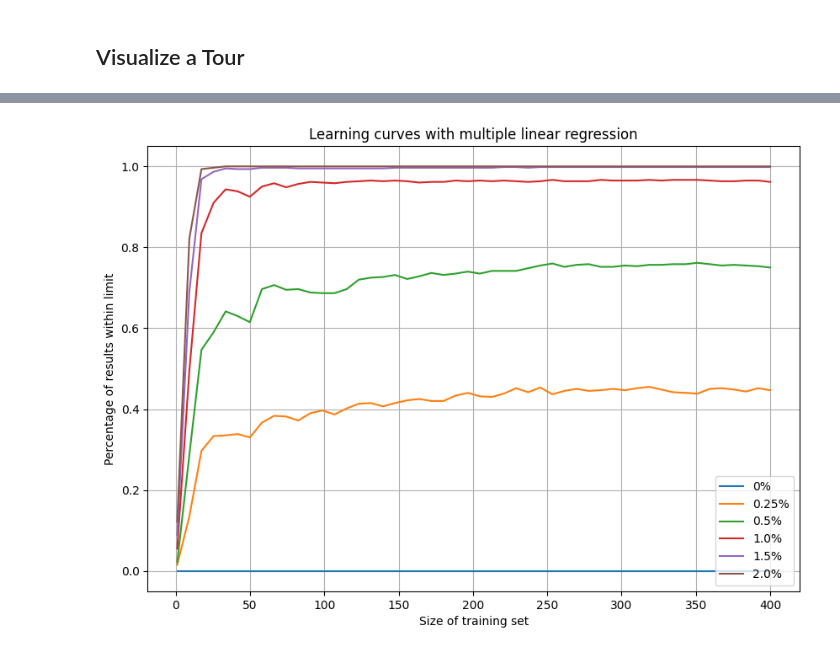
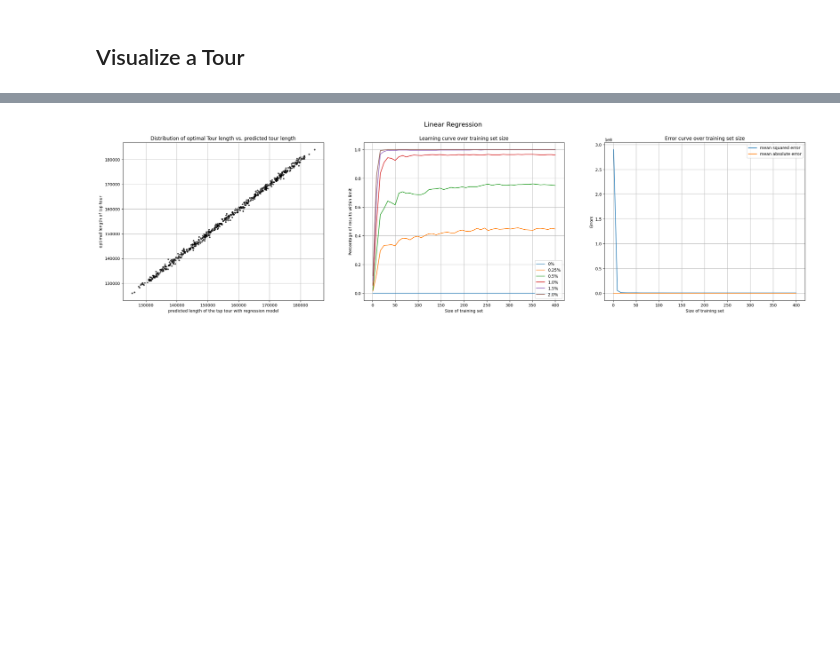
Before and after one commit to paulbrenker/decision-tsp, a Jupyter notebook: heuristics.ipynb, the cells around one changed output, grey strips where cells are left out. Cells and saved outputs as stored; diff of their text form; code cells hidden in the pictures; blank space fills up the shorter version.

```diff
--- a/heuristics.ipynb
+++ b/heuristics.ipynb
@@ -217 +323,15 @@ plt.show()
+# %%
+def train_models(X, y, model, train_set_size, results, errors, test_size=0.3):
+    for t in train_set_size:
+        #creating training and test data
+        X_train, X_verify, y_train, y_verify = train_test_split(
+            X, y, train_size=t, test_size=test_size, random_state=101)
+
+        # creating a regression model
+        predictions = regression_model_predictions(X_train, y_train, X_verify, model)
+
+        #adding devs
+        results, errors = create_prediction_acuracy_maps(predictions, y_verify, results, errors)
+
+    return predictions, y_verify, results, errors
 # %%
@@ -219,73 +346,10 @@ df_heuristics = pd.DataFrame(heuristics)
 # %%
-# splitting data
-X = df_heuristics.drop(columns=['opt'])
-y = df_heuristics['opt']
+train_set_size, results, errors = get_instances()
 
-train_set_size = np.linspace(1, len(X)/5, num=50) / len(X)
-results = {
-    0: [],
-    0.0025: [],
-    0.005: [],
-    0.01: [],
-    0.015: [],
-    0.02: [],
-    'mean_squared_error': [],
-    'mean_absolute_error':[]
-}
+model = LinearRegression()
 
-for t in train_set_size:
-    #creating training and test data
-    X_train, X_verify, y_train, y_verify = train_test_split(
-        X, y, train_size=t, test_size=0.3, random_state=101)
+predictions, y_verify, results, errors = train_models(X, y, model, train_set_size, results, errors)
 
-    # creating a regression model
-    model = LinearRegression()
-    model.fit(X_train, y_train)
-
-    # making predictions
-    predictions = model.predict(X_verify)
-
-    #adding devs
-    results['mean_squared_error'].append(mean_squared_error(y_verify, predictions))
-    results['mean_absolute_error'].append(mean_absolute_error(y_verify, predictions))
-
-    for key, value in results.items():
-        if isinstance(key, str):
-            continue
-        above_limit = np.array(predictions < (y_verify * (1+key)))
-        under_limit = np.array(predictions > (y_verify * (1-key)))
-
-        within_limits = np.logical_and(above_limit, under_limit)
-
-        correct_predictions_rel = np.count_nonzero(within_limits)/len(X_verify)
-        value.append(correct_predictions_rel)
-
-#plotting the results
-plt.figure(figsize=(10, 7), dpi=100)
-
-for key, value in results.items():
-    if not isinstance(key, str):
-        plt.plot(train_set_size*len(X), value, label=str(key*100)+'%')
-
-plt.title('Learning curves with multiple linear regression')
-plt.xlabel('Size of training set')
-plt.ylabel('Percentage of results within limit')
-plt.grid(True)
-plt.legend(loc='lower right')
-plt.show()
-
-
-plt.figure(figsize=(10, 7), dpi=100)
-
-for key, value in results.items():
-    if isinstance(key, str):
-        plt.plot(train_set_size*len(X), value, label=key.replace('_',' '))
-
-plt.title('Error curves with multiple linear regression')
-plt.xlabel('Size of training set')
-plt.ylabel('Errors')
-plt.grid(True)
-plt.legend(loc='upper right')
-plt.show()
+plot_all(predictions, y_verify, results, errors, 'Linear Regression')
 # %% [output]
-[figure, old version]
+[figure, new version]
```
Also changed, not shown: parts of 29 cells of this notebook.
